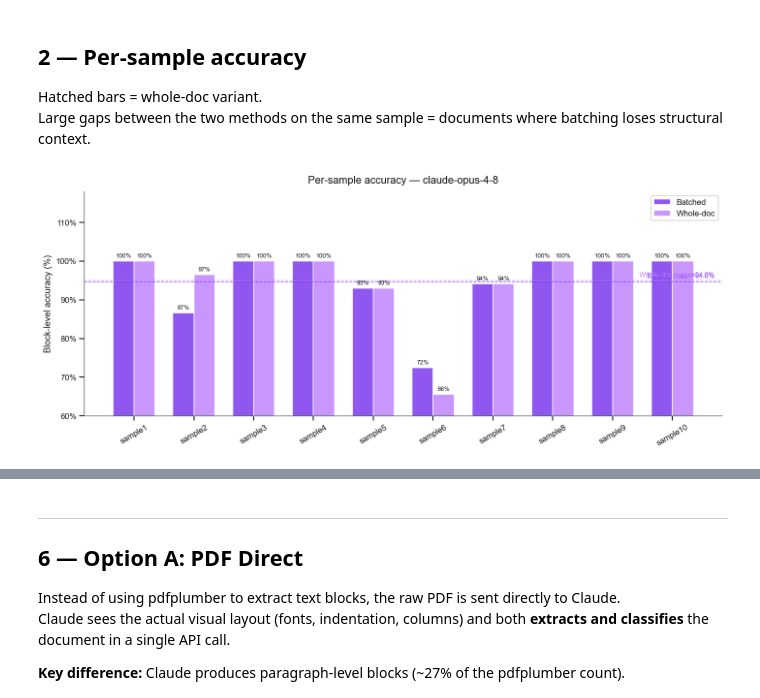
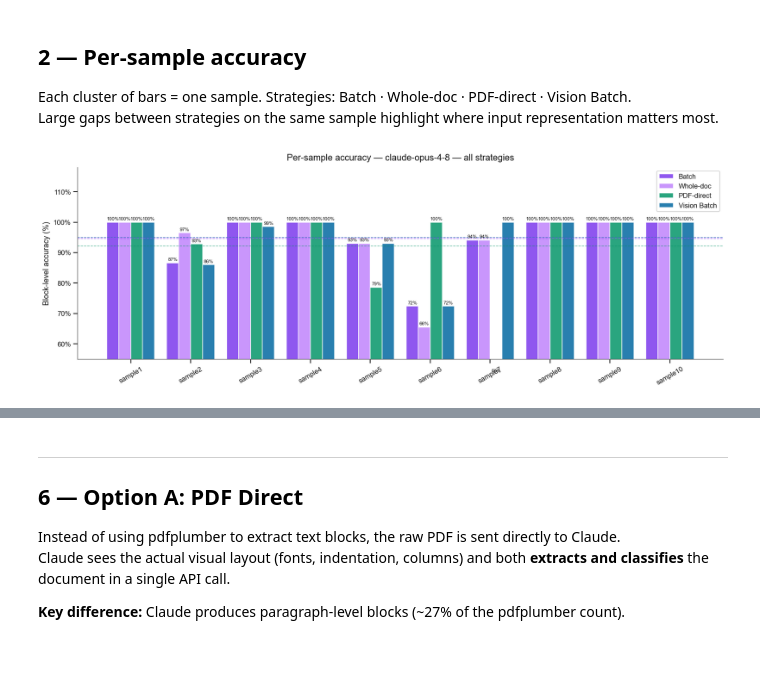
Before and after one commit to fairdataihub/dmpbridge, a Jupyter notebook: notebooks/006_claude-opus-4-8.ipynb, the cells around one changed output, grey strips where cells are left out. Cells and saved outputs as stored; diff of their text form; code cells hidden in the pictures; blank space fills up the shorter version.

```diff
--- a/notebooks/006_claude-opus-4-8.ipynb
+++ b/notebooks/006_claude-opus-4-8.ipynb
@@ -30,9 +32,11 @@ MODEL_DISPLAY = "claude-opus-4-8"
 COLOR_BATCH   = "#7c3aed"   # purple
 COLOR_WHOLE   = "#c084fc"   # light purple
 COLOR_PDF     = "#059669"   # green
+COLOR_VISION  = "#0369a1"   # blue
 CMAP_BATCH    = "Purples"
 CMAP_WHOLE    = "RdPu"
 CMAP_PDF      = "Greens"
+CMAP_VISION   = "Blues"
 # %%
 from dmpbridge.evaluation.evaluate import (
     extract_gold, evaluate_sample, match,
@@ -57,13 +61,14 @@ plt.rcParams.update({
     "figure.dpi":120,
 })
 
-# File tags: sampleN_{tag}.json
 df_b, conf_b, errs_b = load_method(f"{MODEL_NAME}_batch")
 df_w, conf_w, errs_w = load_method(f"{MODEL_NAME}_whole_doc")
 df_p, conf_p, errs_p = load_method(f"{MODEL_NAME}_pdf")
+df_v, conf_v, errs_v = load_method(f"{MODEL_NAME}_vision")
 
 WHOLEDOC_AVAILABLE = df_w is not None and not df_w.empty
 PDF_AVAILABLE      = df_p is not None and not df_p.empty
+VISION_AVAILABLE   = df_v is not None and not df_v.empty
 
 tc_b, tn_b = int(df_b["correct"].sum()), int(df_b["total"].sum())
 print(f"Batch      ({MODEL_NAME}_batch)     : {tc_b}/{tn_b} ({tc_b/tn_b*100:.1f}%)")
@@ -71,12 +76,17 @@ if WHOLEDOC_AVAILABLE:
     tc_w, tn_w = int(df_w["correct"].sum()), int(df_w["total"].sum())
     print(f"Whole-doc  ({MODEL_NAME}_whole_doc) : {tc_w}/{tn_w} ({tc_w/tn_w*100:.1f}%)")
 else:
-    print(f"Whole-doc  : not available — run: dmpbridge-wholedoc --provider anthropic --model {MODEL_DISPLAY}")
+    print(f"Whole-doc  : not available")
 if PDF_AVAILABLE:
     tc_p, tn_p = int(df_p["correct"].sum()), int(df_p["total"].sum())
     print(f"PDF-direct ({MODEL_NAME}_pdf)       : {tc_p}/{tn_p} ({tc_p/tn_p*100:.1f}%)  [{tn_p} blocks vs {tn_b} pdfplumber]")
 else:
     print(f"PDF-direct : not available — run: dmpbridge-pdf --model {MODEL_DISPLAY}")
+if VISION_AVAILABLE:
+    tc_v, tn_v = int(df_v["correct"].sum()), int(df_v["total"].sum())
+    print(f"Vision     ({MODEL_NAME}_vision)    : {tc_v}/{tn_v} ({tc_v/tn_v*100:.1f}%)")
+else:
+    print(f"Vision     : not available — run: dmpbridge-experiment experiments/claude-opus-4-8-vision.yaml")
 # %% [output]
 Batch      (claude-opus-4-8_batch)     : 703/741 (94.9%)
 Whole-doc  (claude-opus-4-8_whole_doc) : 718/741 (96.9%)
@@ -189,52 +192,43 @@ if PDF_AVAILABLE:
 # %% [markdown]
 ## 2 — Per-sample accuracy
 
-Hatched bars = whole-doc variant.
-Large gaps between the two methods on the same sample = documents where batching loses structural context.
+Each cluster of bars = one sample. Strategies: Batch · Whole-doc · PDF-direct · Vision Batch.
+Large gaps between strategies on the same sample highlight where input representation matters most.
 # %%
 samples_ordered = df_b["sample"].tolist()
 x = range(len(samples_ordered))
 
-if WHOLEDOC_AVAILABLE:
-    w = 0.35
-    fig, ax = plt.subplots(figsize=(12, 5))
-    acc_b = df_b.set_index("sample").loc[samples_ordered, "accuracy"] * 100
-    acc_w = df_w.set_index("sample").loc[samples_ordered, "accuracy"] * 100
-    bars_b = ax.bar([xi - w/2 for xi in x], acc_b, width=w,
-                    label="Batched", color=COLOR_BATCH, alpha=0.85, edgecolor="white")
-    bars_w = ax.bar([xi + w/2 for xi in x], acc_w, width=w,
-                    label="Whole-doc", color=COLOR_WHOLE, alpha=0.85, edgecolor="white")
-    for bar, v in list(zip(bars_b, acc_b)) + list(zip(bars_w, acc_w)):
-        ax.text(bar.get_x() + bar.get_width()/2, bar.get_height() + 0.5,
-                f"{v:.0f}%", ha="center", va="bottom", fontsize=7.5)
-    avg_b, avg_w = acc_b.mean(), acc_w.mean()
-    ax.axhline(avg_b, color=COLOR_BATCH, linestyle="--", linewidth=1.0, alpha=0.7)
-    ax.axhline(avg_w, color=COLOR_WHOLE, linestyle="--", linewidth=1.0, alpha=0.7)
-    ax.text(len(x)-0.3, avg_b+0.6, f"Batched mean={avg_b:.1f}%",
-            ha="right", va="bottom", fontsize=8.5, color=COLOR_BATCH)
-    ax.text(len(x)-0.3, avg_w+0.6, f"Whole-doc mean={avg_w:.1f}%",
-            ha="right", va="bottom", fontsize=8.5, color=COLOR_WHOLE)
-    ax.legend(framealpha=0.9)
-else:
-    fig, ax = plt.subplots(figsize=(11, 5))
-    acc_b = df_b.set_index("sample").loc[samples_ordered, "accuracy"] * 100
-    colors = [COLOR_BATCH if v >= 95 else "#f59e0b" if v >= 85 else "#dc2626" for v in acc_b]
-    bars = ax.bar(samples_ordered, acc_b, color=colors, width=0.6, edgecolor="white")
-    for bar, v in zip(bars, acc_b):
-        ax.text(bar.get_x() + bar.get_width()/2, bar.get_height() + 0.5,
-                f"{v:.1f}%", ha="center", va="bottom", fontsize=9)
-    avg_b = acc_b.mean()
-    ax.axhline(avg_b, color="#444", linestyle="--", linewidth=1.0)
-    ax.text(len(x)-0.45, avg_b+0.7, f"Mean={avg_b:.1f}%",
-            ha="right", va="bottom", fontsize=9.5, color="#444")
+active_strats = [
+    ("Batch",        df_b, COLOR_BATCH,  True),
+    ("Whole-doc",    df_w, COLOR_WHOLE,  WHOLEDOC_AVAILABLE),
+    ("PDF-direct",   df_p, COLOR_PDF,    PDF_AVAILABLE),
+    ("Vision Batch", df_v, COLOR_VISION, VISION_AVAILABLE),
+]
+active_strats = [(lbl, df, col) for lbl, df, col, flag in active_strats if flag]
+n_s = len(active_strats)
+w   = 0.8 / n_s
+
+fig, ax = plt.subplots(figsize=(14, 5))
+for i, (lbl, df, color) in enumerate(active_strats):
+    offset = (i - (n_s - 1) / 2) * w
+    acc = df.set_index("sample").reindex(samples_ordered)["accuracy"] * 100
+    bars = ax.bar([xi + offset for xi in x], acc, width=w,
+                  label=lbl, color=color, alpha=0.85, edgecolor="white")
+    for bar, v in zip(bars, acc):
+        if not pd.isna(v):
+            ax.text(bar.get_x() + bar.get_width()/2, bar.get_height() + 0.4,
+                    f"{v:.0f}%", ha="center", va="bottom", fontsize=7)
+    avg = acc.mean()
+    ax.axhline(avg, color=color, linestyle="--", linewidth=0.9, alpha=0.6)
 
 ax.set_xticks(list(x)); ax.set_xticklabels(samples_ordered, rotation=30)
-ax.set_ylim(60, 118); ax.set_ylabel("Block-level accuracy (%)")
-ax.set_title(f"Per-sample accuracy — {MODEL_NAME}", pad=10)
+ax.set_ylim(55, 118); ax.set_ylabel("Block-level accuracy (%)")
+ax.set_title(f"Per-sample accuracy — {MODEL_NAME} — all strategies", pad=10)
 ax.yaxis.set_major_formatter(mticker.FuncFormatter(lambda v, _: f"{v:.0f}%"))
+ax.legend(framealpha=0.9)
 sns.despine(); plt.tight_layout(); plt.show()
 # %% [output]
-[figure, old version]
+[figure, new version]
 # %% [markdown]
 ## 3 — Confusion matrix
 
```
Also changed, not shown: parts of 19 cells of this notebook, 4 other files.
